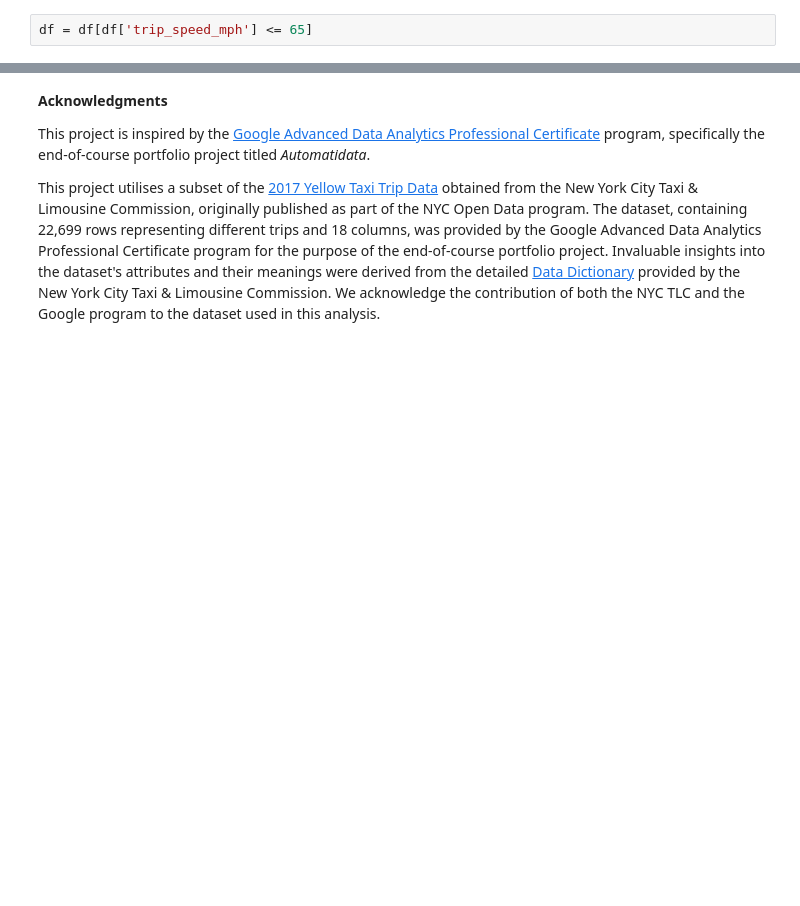
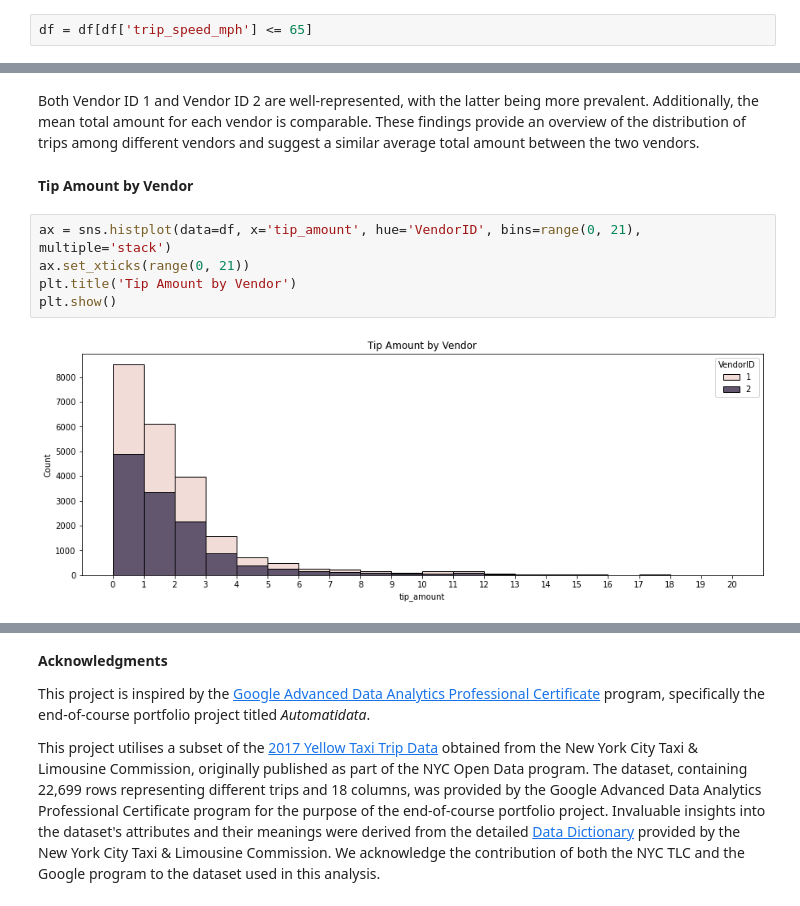
Before and after one commit to sssunri/farecast_NYC-TLC_estimation, a Jupyter notebook: fare_estimation.ipynb, the cells around one changed output, grey strips where cells are left out. Saved outputs shown, nothing was run; the diff lists cells and outputs as text; blank space fills up the shorter version.

```diff
--- a/fare_estimation.ipynb
+++ b/fare_estimation.ipynb
@@ -623,0 +691,11 @@ df = df[df['trip_speed_mph'] <= 65]
+# %% [markdown]
+Both Vendor ID 1 and Vendor ID 2 are well-represented, with the latter being more prevalent. Additionally, the mean total amount for each vendor is comparable. These findings provide an overview of the distribution of trips among different vendors and suggest a similar average total amount between the two vendors.
+# %% [markdown]
+**Tip Amount by Vendor**
+# %%
+ax = sns.histplot(data=df, x='tip_amount', hue='VendorID', bins=range(0, 21), multiple='stack')
+ax.set_xticks(range(0, 21))
+plt.title('Tip Amount by Vendor')
+plt.show()
+# %% [output]
+[figure, added]
```
Also changed, not shown: parts of 46 cells of this notebook.
